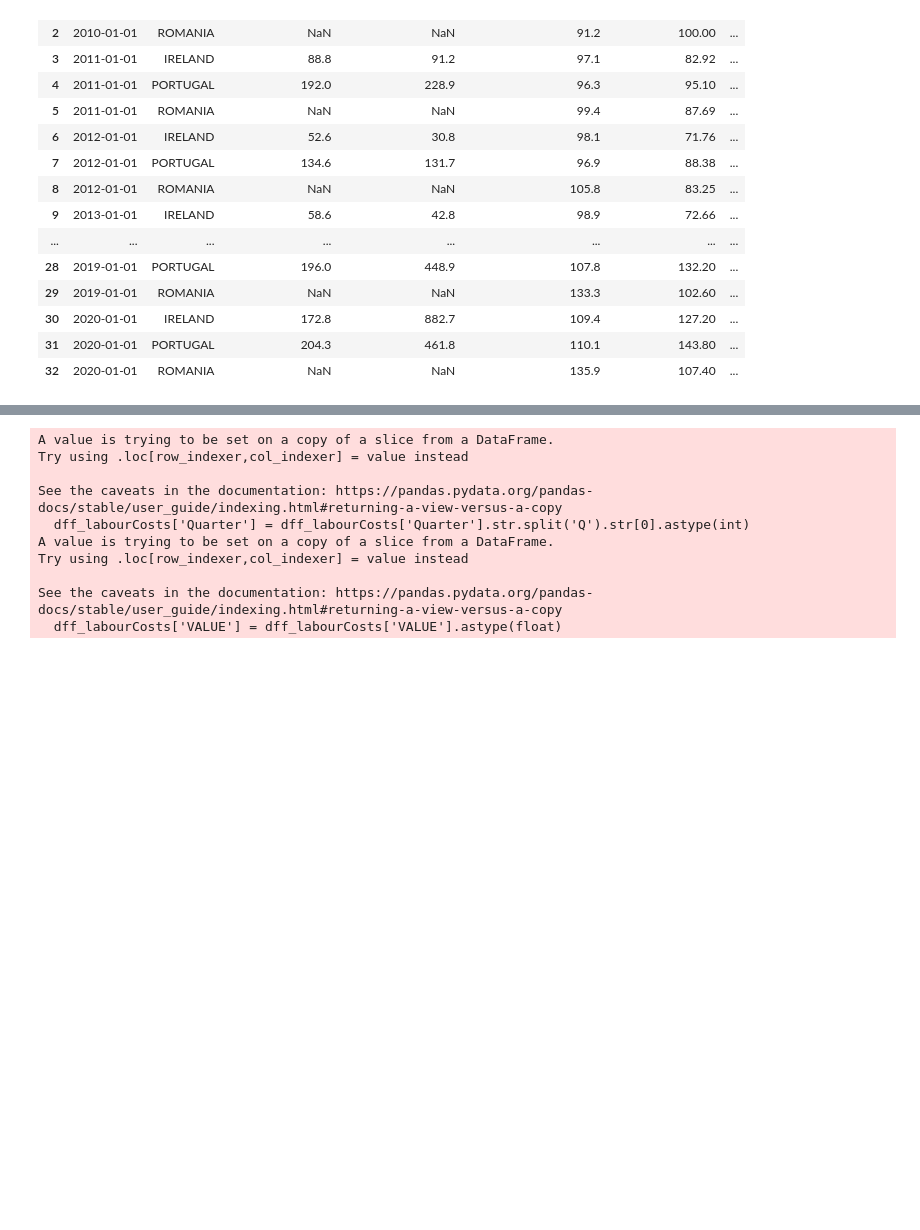
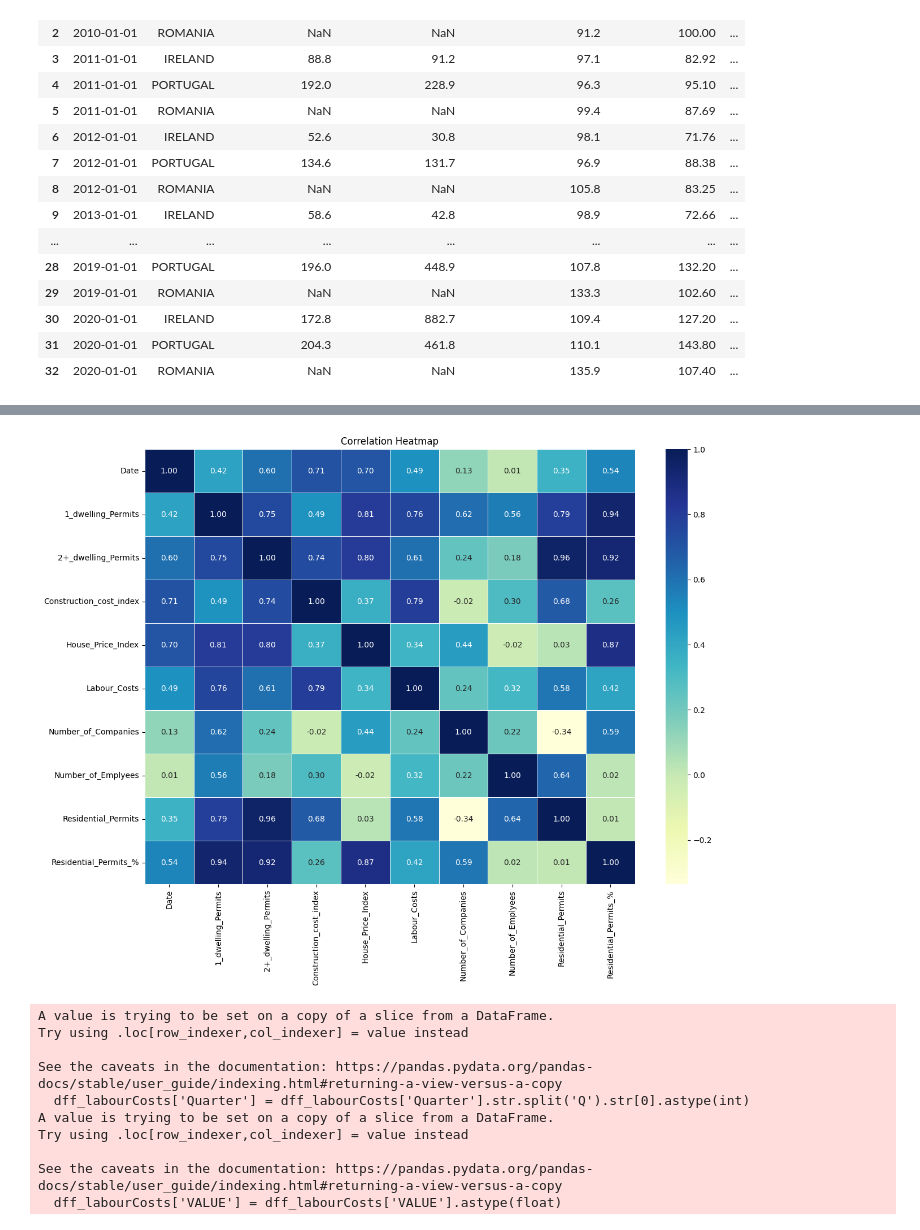
Before and after one commit to sbs23003/CA-Contstruction-Industry, a Jupyter notebook: statistics.ipynb, the cells around one changed output, grey strips where cells are left out. Saved outputs shown, nothing was run; the diff lists cells and outputs as text; code cells hidden in the pictures; blank space fills up the shorter version.

```diff
--- a/statistics.ipynb
+++ b/statistics.ipynb
@@ -169,3 +292,19 @@ ValueError: ignored
+# %%
+import seaborn as sns
+import matplotlib.pyplot as plt
+
+# Calculate correlations
+corr = df.corr()
+
+# Create a heatmap
+plt.figure(figsize=(14, 10))  # This sets the figure size
+sns.heatmap(corr, annot=True, cmap="YlGnBu", fmt=".2f", linewidths=.5)
+
+# Add title and labels
+plt.title('Correlation Heatmap')
+plt.show()
+# %% [output]
+[figure, added]
 # %%
 dff_labourCosts = df_labourCosts[(df_labourCosts["Economic Sector NACE Rev 2"] == 'Construction (F)')
                                   & (df_labourCosts["Type of Employee"] == 'All employees')
```
Also changed, not shown: parts of 8 cells of this notebook.
